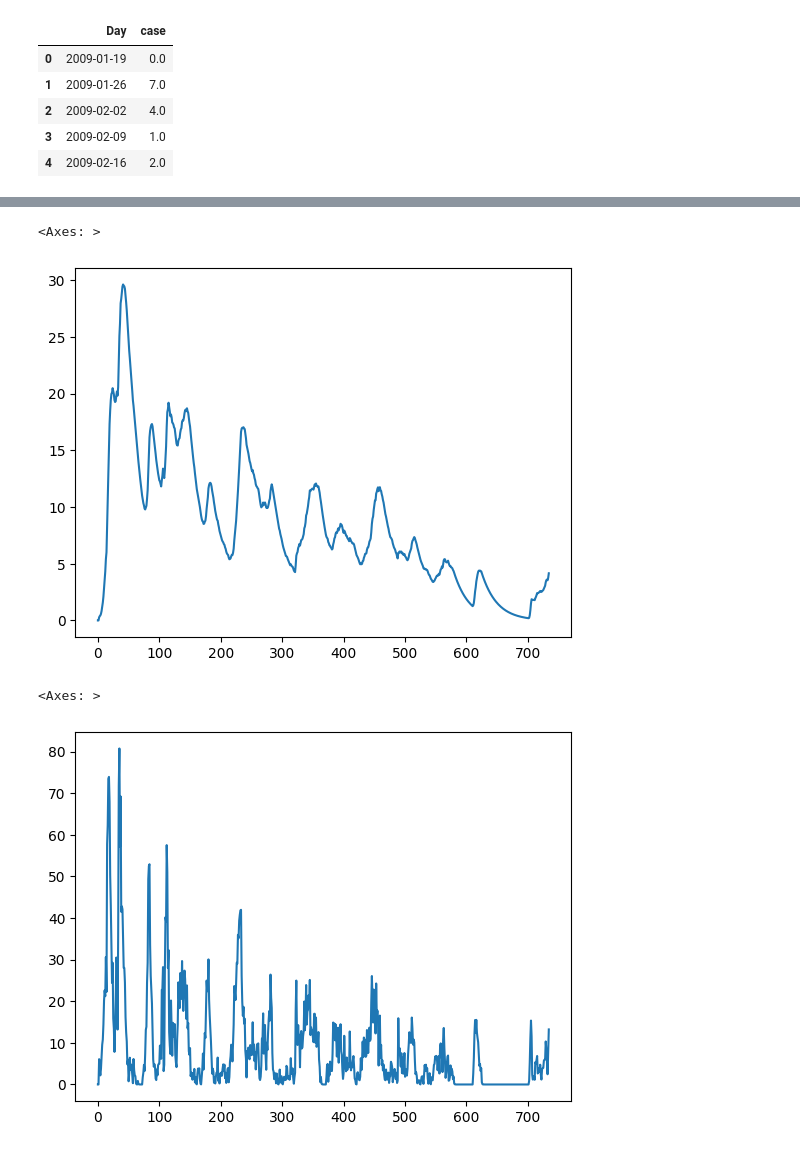
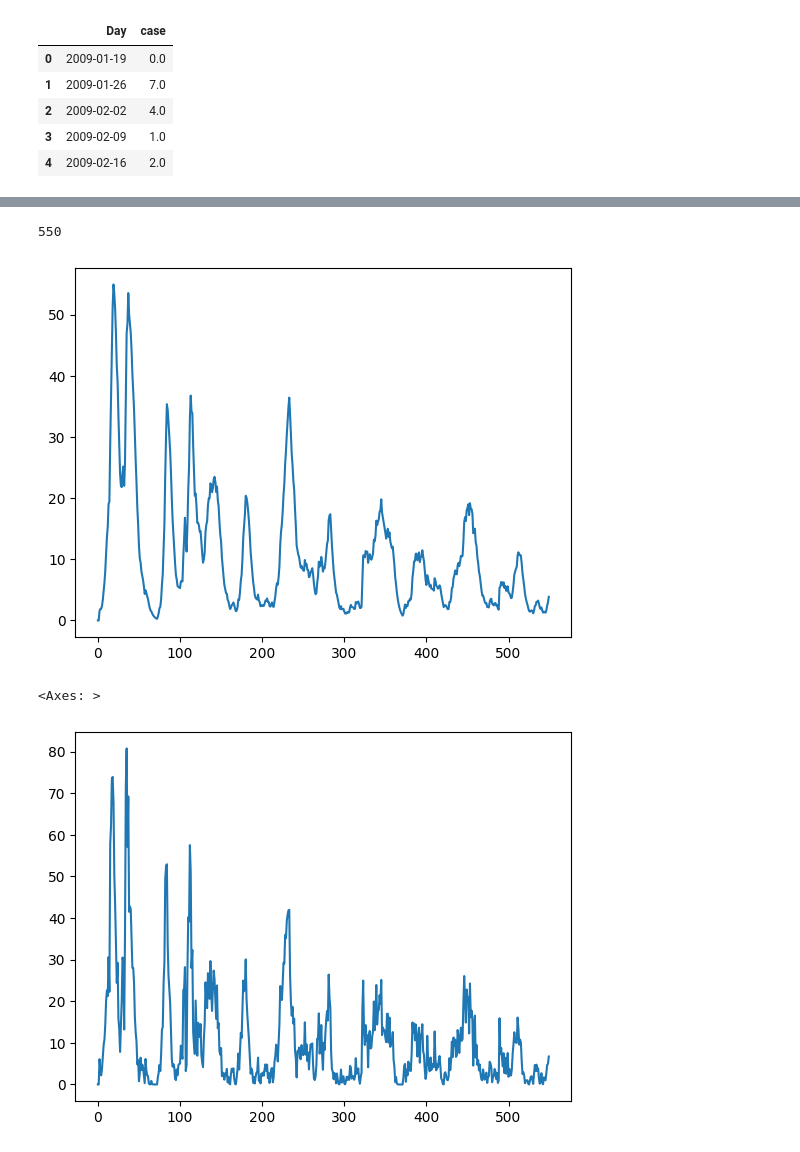
Before and after one commit to meonghiem/GR3, a Jupyter notebook: src/analysis.ipynb, the cells around one changed output, grey strips where cells are left out. Drawn from its saved outputs; the diff is of its cells as text; code cells hidden in the pictures.

Commit message:
preprocess data

```diff
--- a/src/analysis.ipynb
+++ b/src/analysis.ipynb
@@ -6,7 +6,7 @@ look_back = 2
 series_influ_A_df = read_csv('../temp_data/influA_vietnam_last_10_days.csv', engine='python')
 series_influ_A_df = series_influ_A_df[["Day","Influenza A - All types of surveillance", "temp", "tempmax", "dew","windspeed"]]
 
-train_df = series_influ_A_df.iloc[0:735]
+train_df = series_influ_A_df.iloc[0:550]
 # test_df = series_influ_A_df.iloc[735-look_back:]
 # %%
 import pandas as pd
@@ -78,18 +81,20 @@ print(len(zero_df))
 # %%
 def exponential_moving_average(data, span):
     return data.ewm(span=span, adjust=False).mean()
 
 ema_df = train_df.rename(columns= {"Influenza A - All types of surveillance": "case"})
 
 # Áp dụng Exponential Moving Average
-span = 50  # Bạn có thể điều chỉnh độ dài span tùy ý
+span = 8  # Bạn có thể điều chỉnh độ dài span tùy ý
 ema_df['case_ema'] = exponential_moving_average(ema_df['case'], span)
 
 ema_df['case_ema'].plot()
+print(len(ema_df))
+ema_df.to_csv('../temp_data/ema.csv', index=0)
 #survey các hướng tiếp cận, outlier, mùa
 # %% [output]
-<Axes: >
+550
-[figure, old version]
+[figure, new version]
 # %%
 class OneEuroFilter:
     def __init__(self, min_cutoff=1.0, beta=0.0, d_cutoff=1.0):
@@ -132,7 +137,7 @@ one_eu_df['case_euro'] = [one_euro_filter(value, t) for t, value in one_eu_df['c
 one_eu_df['case_euro'].plot()
 # %% [output]
 <Axes: >
-[figure, old version]
+[figure, new version]
 # %%
 for t, value in one_eu_df['case'].items():
     print(t, value)
```
Also changed, not shown: parts of 3 cells of this notebook, 11 other files.
